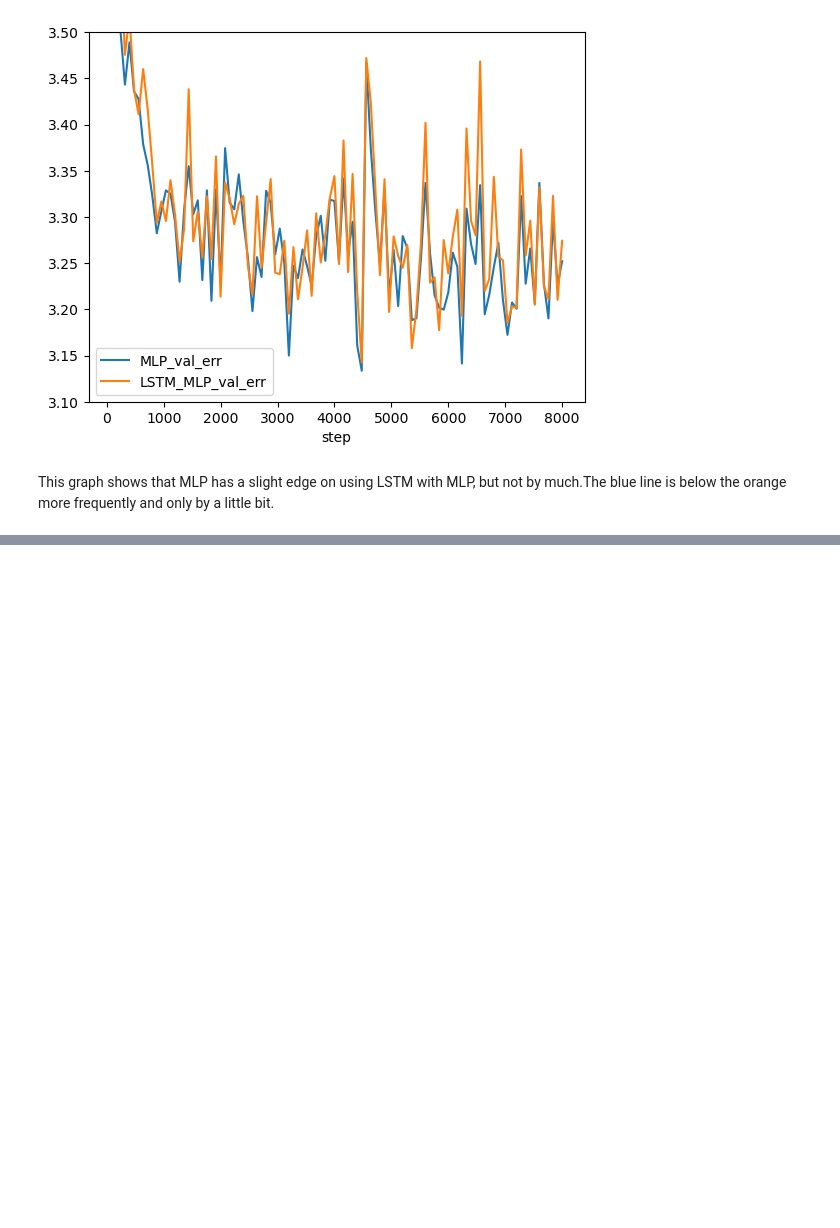
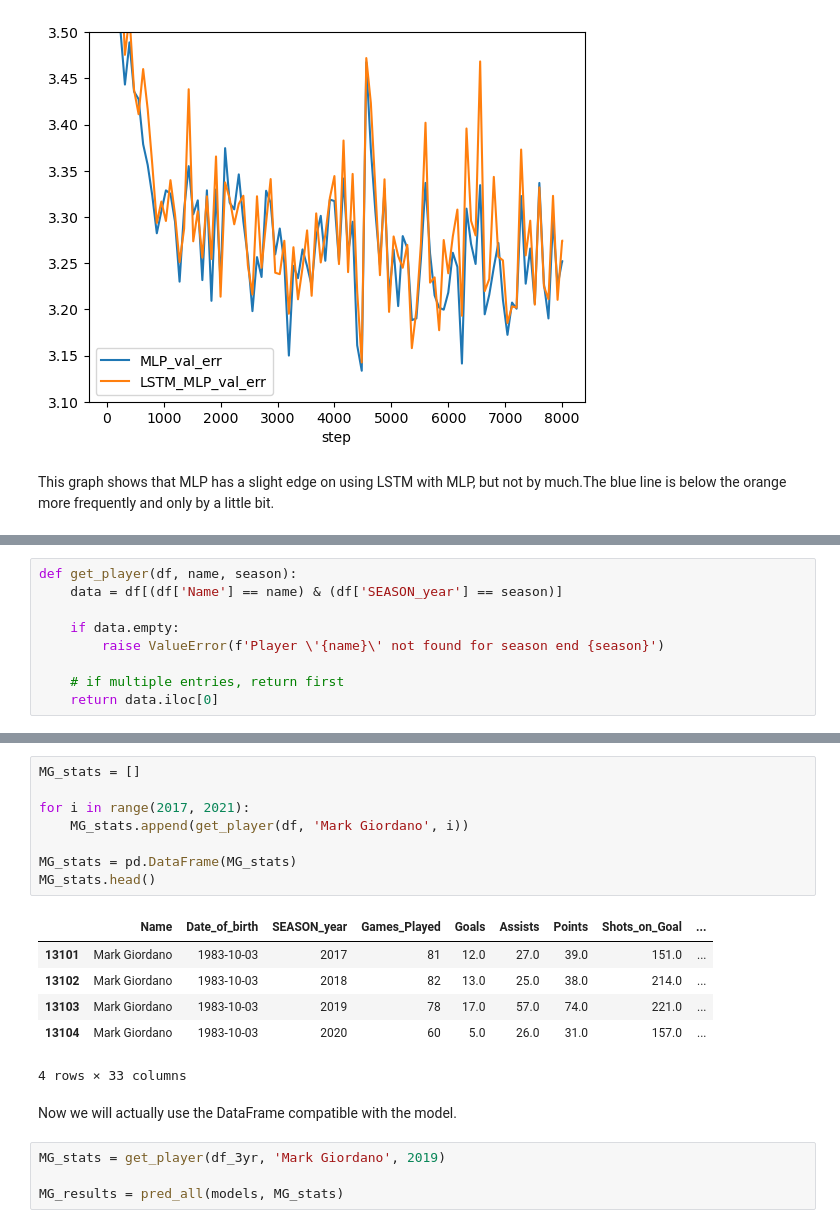
Before and after one commit to TreeLeef/nhl-performance-forecasting, a Jupyter notebook: worksheet.ipynb, the cells around one changed output, grey strips where cells are left out. Cells and saved outputs as stored; diff of their text form; blank space fills up the shorter version.

```diff
--- a/worksheet.ipynb
+++ b/worksheet.ipynb
@@ -1029,0 +1046,9 @@ Additionally, it looks like all the models converged for an approximate error of
+# %%
+def get_player(df, name, season):
+    data = df[(df['Name'] == name) & (df['SEASON_year'] == season)]
+
+    if data.empty:
+        raise ValueError(f'Player \'{name}\' not found for season end {season}')
+
+    # if multiple entries, return first
+    return data.iloc[0]
@@ -1029,0 +1118,21 @@ Additionally, it looks like all the models converged for an approximate error of
+# %%
+MG_stats = []
+
+for i in range(2017, 2021):
+    MG_stats.append(get_player(df, 'Mark Giordano', i))
+
+MG_stats = pd.DataFrame(MG_stats)
+MG_stats.head()
+# %% [output]
+|  | Name | Date_of_birth | SEASON_year | Games_Played | Goals | Assists | Points | Shots_on_Goal | ... |
+| 13101 | Mark Giordano | 1983-10-03 | 2017 | 81 | 12.0 | 27.0 | 39.0 | 151.0 | ... |
+| 13102 | Mark Giordano | 1983-10-03 | 2018 | 82 | 13.0 | 25.0 | 38.0 | 214.0 | ... |
+| 13103 | Mark Giordano | 1983-10-03 | 2019 | 78 | 17.0 | 57.0 | 74.0 | 221.0 | ... |
+| 13104 | Mark Giordano | 1983-10-03 | 2020 | 60 | 5.0 | 26.0 | 31.0 | 157.0 | ... |
+4 rows × 33 columns
+# %% [markdown]
+Now we will actually use the DataFrame compatible with the model.
+# %%
+MG_stats = get_player(df_3yr, 'Mark Giordano', 2019)
+
+MG_results = pred_all(models, MG_stats)
```
Also changed, not shown: parts of 24 cells of this notebook.
